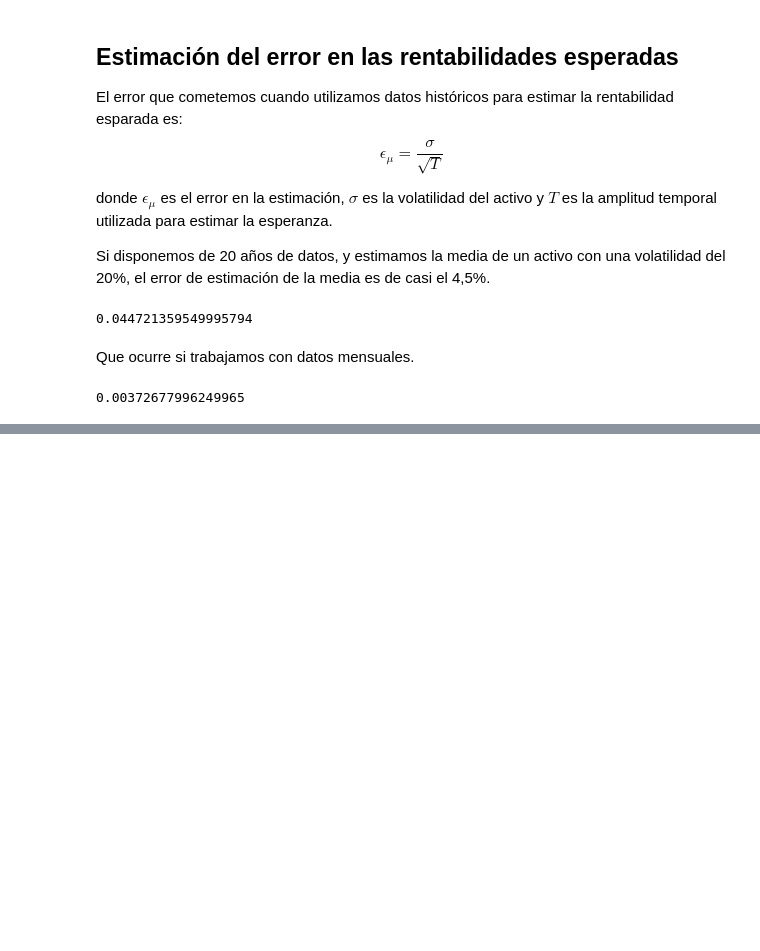
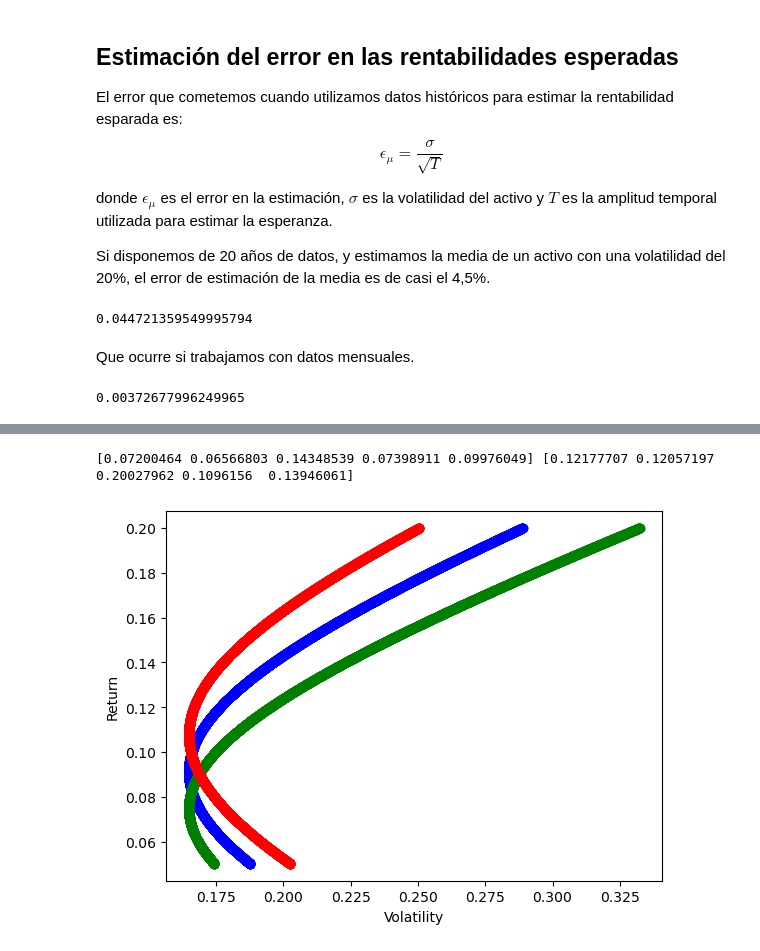
Before and after one commit to alfonso-santos/Python-aplicado-gestion-carteras, a Jupyter notebook: Tema_2/source/2.6 El reto de la matriz de varianzas covarianzas .ipynb, the cells around one changed output, grey strips where cells are left out. Cells and saved outputs as stored; diff of their text form; code cells hidden in the pictures; blank space fills up the shorter version.

```diff
--- a/Tema_2/source/2.6 El reto de la matriz de varianzas covarianzas .ipynb
+++ b/Tema_2/source/2.6 El reto de la matriz de varianzas covarianzas .ipynb
@@ -34,0 +57,25 @@ Para alcanzar un error de estimación del 1% para este activo, necesitaríamos 4
+# %%
+def efficient_frontier(ret, cov_mat, N=5000):
+
+    assert len(ret)==len(cov_mat), 'Asegurate que el número de activos utilizados para calcular \
+    la rentabilidad coincide con el utilizado para esimar la matriz de varianza-covarianza.'
+
+    # Estimamos las constantes
+    n = len(ret)
+    a = np.ones(n).T@np.linalg.inv(cov_mat)@ret
+    b = ret.T@np.linalg.inv(cov_mat)@ret
+    c = np.ones(n).T@np.linalg.inv(cov_mat)@np.ones(n)
+    d = b*c-a**2
+
+    # generamos 5000 carteras eficientes
+    ret_arr = np.linspace(0.05,0.2,N)
+    vol_arr = np.zeros(N)
+    weight_arr = np.zeros((N, len(ret)))
+
+    for i in range(N):
+        w = 1/d*(c*np.linalg.inv(cov_mat)@ret-a*np.linalg.inv(cov_mat)@np.ones(n))*ret_arr[i] + 1/d*(b*np.linalg.inv(cov_mat)@np.ones(n)-a*np.linalg.inv(cov_mat)@ret)
+        vol_arr[i] = np.sqrt(w.T@cov_mat@w)
+        weight_arr[i,:] = w
+
+
+    return weight_arr, ret_arr, vol_arr
@@ -34,0 +105,21 @@ Para alcanzar un error de estimación del 1% para este activo, necesitaríamos 4
+# %%
+sigma_ret = np.sqrt(np.diag(cov_mat))/np.sqrt(252)
+ci_lower, ci_upper = scipy.stats.norm.interval(0.9, loc=ret, scale=sigma_ret)
+
+print(ci_lower, ci_upper)
+# %% [output]
+[0.07200464 0.06566803 0.14348539 0.07398911 0.09976049] [0.12177707 0.12057197 0.20027962 0.1096156  0.13946061]
+# %%
+mean_weight_arr, mean_ret_arr, mean_vol_arr = efficient_frontier(ret, cov_mat )
+cil_weight_arr,cil_ret_arr, cil_vol_arr = efficient_frontier(ci_lower, cov_mat )
+ciu_weight_arr, ciu_ret_arr, ciu_vol_arr = efficient_frontier(ci_upper, cov_mat )
+# %%
+# plot the efficient frontier
+plt.scatter(mean_vol_arr, mean_ret_arr, c='blue', label='Mean')
+plt.scatter(cil_vol_arr, cil_ret_arr, c='green', label='CI Lower')
+plt.scatter(ciu_vol_arr, ciu_ret_arr, c='red', label='CI Upper')
+plt.xlabel('Volatility')
+plt.ylabel('Return')
+plt.show()
+# %% [output]
+[figure, added]
```
Also changed, not shown: parts of 13 cells of this notebook.
